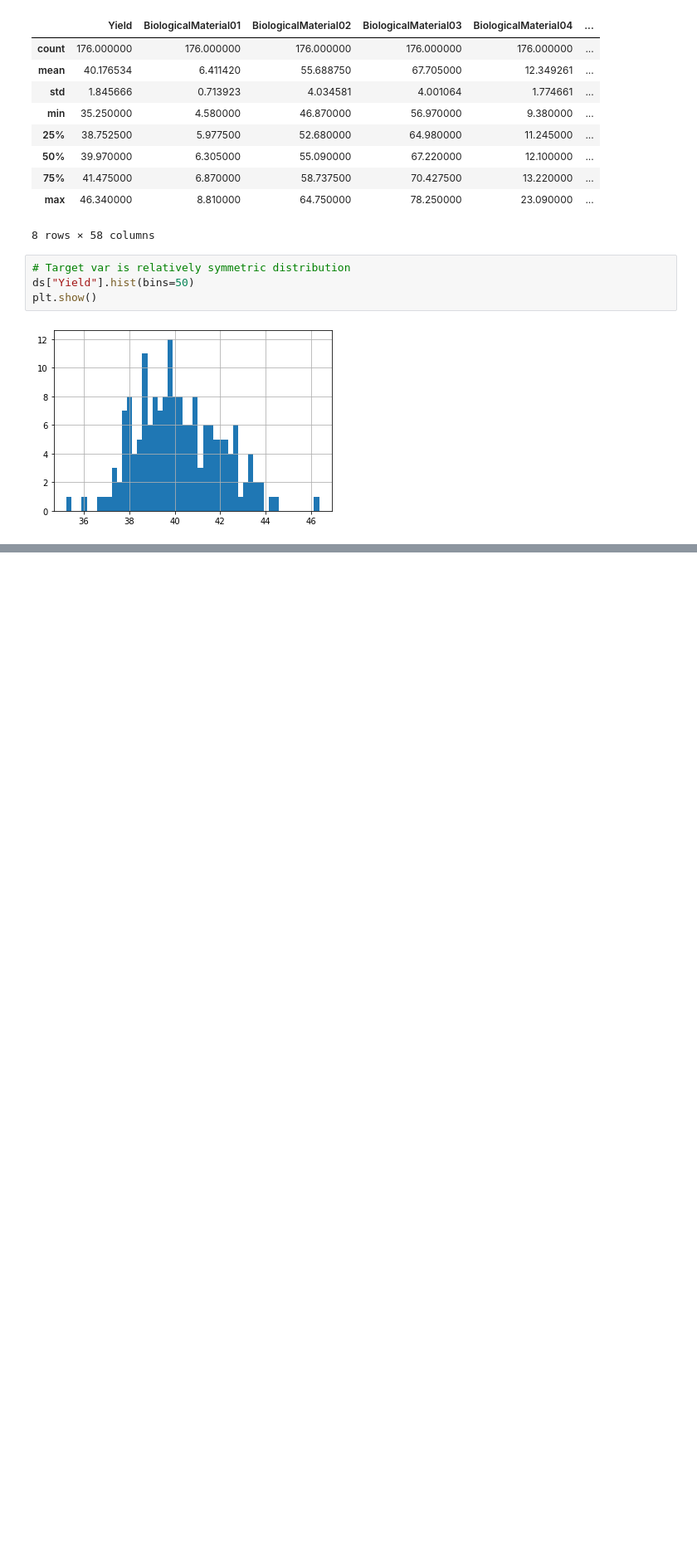
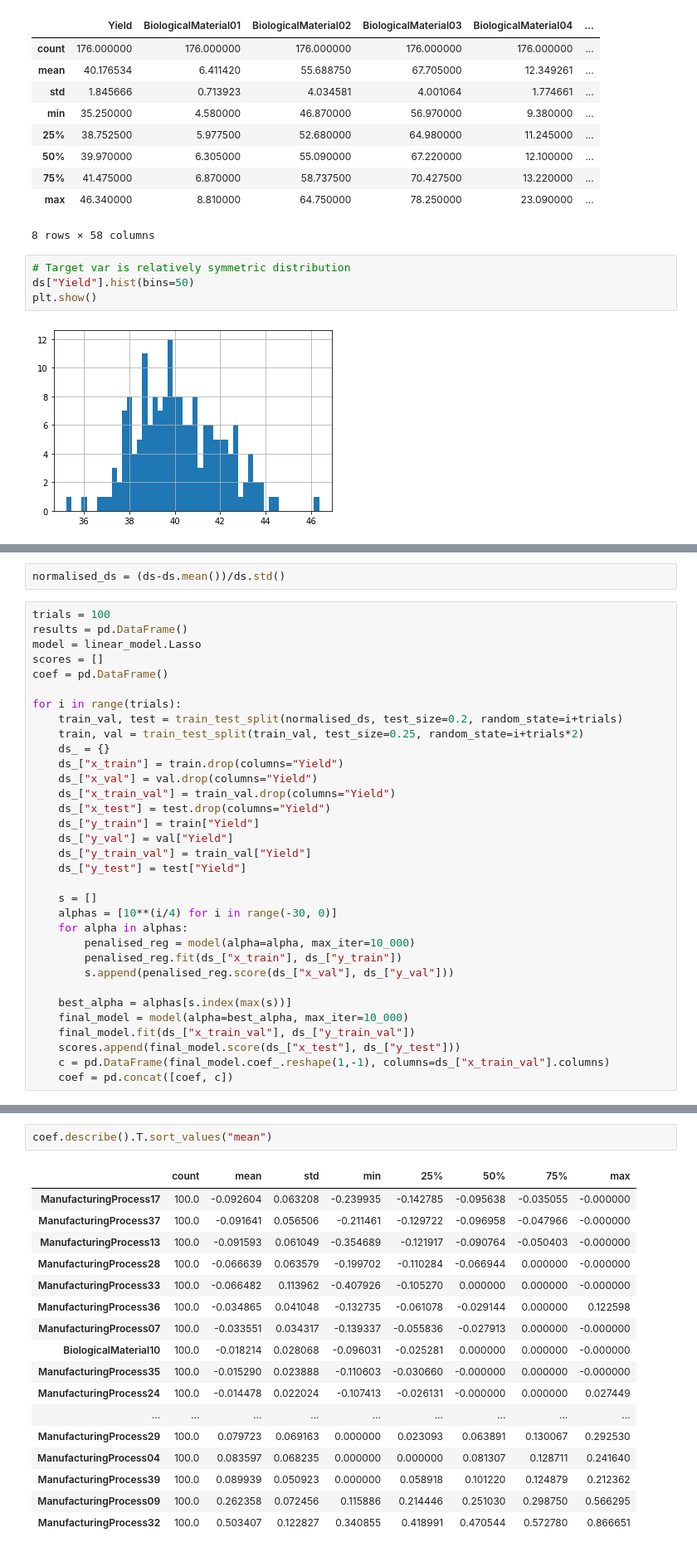
Before and after one commit to imrogerjiang/applied-predictive-modelling, a Jupyter notebook: CH6_3.ipynb, the cells around one changed output, grey strips where cells are left out. Shown at 83% size. Drawn from its saved outputs; the diff is of its cells as text; blank space fills up the shorter version.

```diff
--- a/CH6_3.ipynb
+++ b/CH6_3.ipynb
@@ -98,0 +175,35 @@ dtype: int64
+# %%
+normalised_ds = (ds-ds.mean())/ds.std()
+# %%
+trials = 100
+results = pd.DataFrame()
+model = linear_model.Lasso
+scores = []
+coef = pd.DataFrame()
+
+for i in range(trials):
+    train_val, test = train_test_split(normalised_ds, test_size=0.2, random_state=i+trials)
+    train, val = train_test_split(train_val, test_size=0.25, random_state=i+trials*2)
+    ds_ = {}
+    ds_["x_train"] = train.drop(columns="Yield")
+    ds_["x_val"] = val.drop(columns="Yield")
+    ds_["x_train_val"] = train_val.drop(columns="Yield")
+    ds_["x_test"] = test.drop(columns="Yield")
+    ds_["y_train"] = train["Yield"]
+    ds_["y_val"] = val["Yield"]
+    ds_["y_train_val"] = train_val["Yield"]
+    ds_["y_test"] = test["Yield"]
+
+    s = []
+    alphas = [10**(i/4) for i in range(-30, 0)]
+    for alpha in alphas:
+        penalised_reg = model(alpha=alpha, max_iter=10_000)
+        penalised_reg.fit(ds_["x_train"], ds_["y_train"])
+        s.append(penalised_reg.score(ds_["x_val"], ds_["y_val"]))
+
+    best_alpha = alphas[s.index(max(s))]
+    final_model = model(alpha=best_alpha, max_iter=10_000)
+    final_model.fit(ds_["x_train_val"], ds_["y_train_val"])
+    scores.append(final_model.score(ds_["x_test"], ds_["y_test"]))
+    c = pd.DataFrame(final_model.coef_.reshape(1,-1), columns=ds_["x_train_val"].columns)
+    coef = pd.concat([coef, c])
@@ -98,0 +216,20 @@ dtype: int64
+# %%
+coef.describe().T.sort_values("mean")
+# %% [output]
+|  | count | mean | std | min | 25% | 50% | 75% | max |
+| ManufacturingProcess17 | 100.0 | -0.092604 | 0.063208 | -0.239935 | -0.142785 | -0.095638 | -0.035055 | -0.000000 |
+| ManufacturingProcess37 | 100.0 | -0.091641 | 0.056506 | -0.211461 | -0.129722 | -0.096958 | -0.047966 | -0.000000 |
+| ManufacturingProcess13 | 100.0 | -0.091593 | 0.061049 | -0.354689 | -0.121917 | -0.090764 | -0.050403 | -0.000000 |
+| ManufacturingProcess28 | 100.0 | -0.066639 | 0.063579 | -0.199702 | -0.110284 | -0.066944 | 0.000000 | -0.000000 |
+| ManufacturingProcess33 | 100.0 | -0.066482 | 0.113962 | -0.407926 | -0.105270 | 0.000000 | 0.000000 | -0.000000 |
+| ManufacturingProcess36 | 100.0 | -0.034865 | 0.041048 | -0.132735 | -0.061078 | -0.029144 | 0.000000 | 0.122598 |
+| ManufacturingProcess07 | 100.0 | -0.033551 | 0.034317 | -0.139337 | -0.055836 | -0.027913 | 0.000000 | -0.000000 |
+| BiologicalMaterial10 | 100.0 | -0.018214 | 0.028068 | -0.096031 | -0.025281 | 0.000000 | 0.000000 | -0.000000 |
+| ManufacturingProcess35 | 100.0 | -0.015290 | 0.023888 | -0.110603 | -0.030660 | -0.000000 | 0.000000 | -0.000000 |
+| ManufacturingProcess24 | 100.0 | -0.014478 | 0.022024 | -0.107413 | -0.026131 | -0.000000 | 0.000000 | 0.027449 |
+| ... | ... | ... | ... | ... | ... | ... | ... | ... |
+| ManufacturingProcess29 | 100.0 | 0.079723 | 0.069163 | 0.000000 | 0.023093 | 0.063891 | 0.130067 | 0.292530 |
+| ManufacturingProcess04 | 100.0 | 0.083597 | 0.068235 | 0.000000 | 0.000000 | 0.081307 | 0.128711 | 0.241640 |
+| ManufacturingProcess39 | 100.0 | 0.089939 | 0.050923 | 0.000000 | 0.058918 | 0.101220 | 0.124879 | 0.212362 |
+| ManufacturingProcess09 | 100.0 | 0.262358 | 0.072456 | 0.115886 | 0.214446 | 0.251030 | 0.298750 | 0.566295 |
+| ManufacturingProcess32 | 100.0 | 0.503407 | 0.122827 | 0.340855 | 0.418991 | 0.470544 | 0.572780 | 0.866651 |
```
Also changed, not shown: parts of 17 cells of this notebook.
